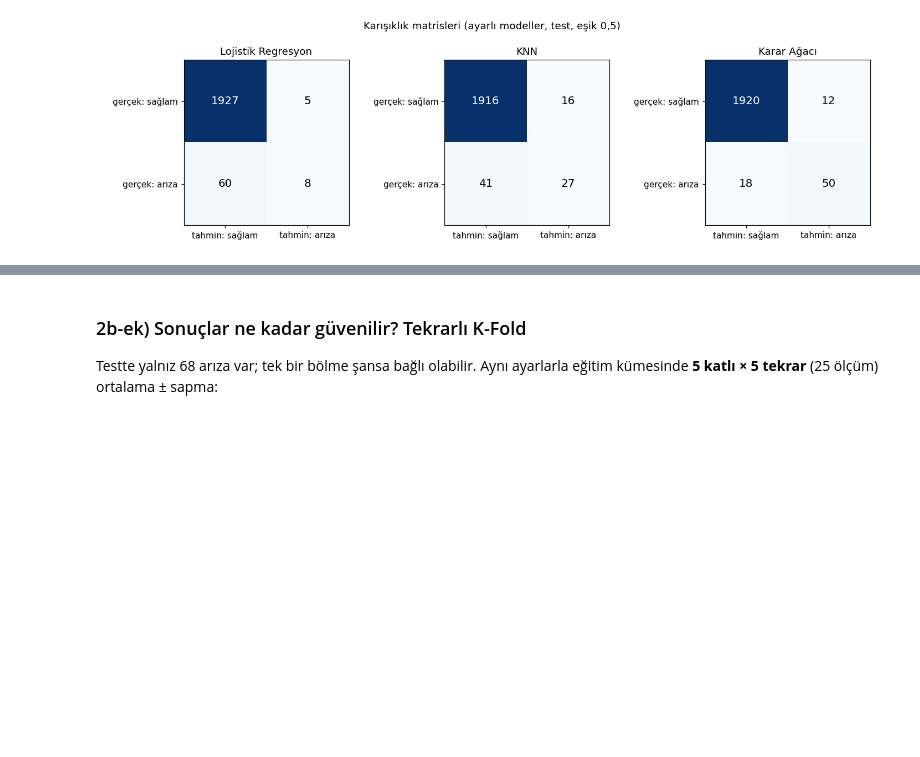
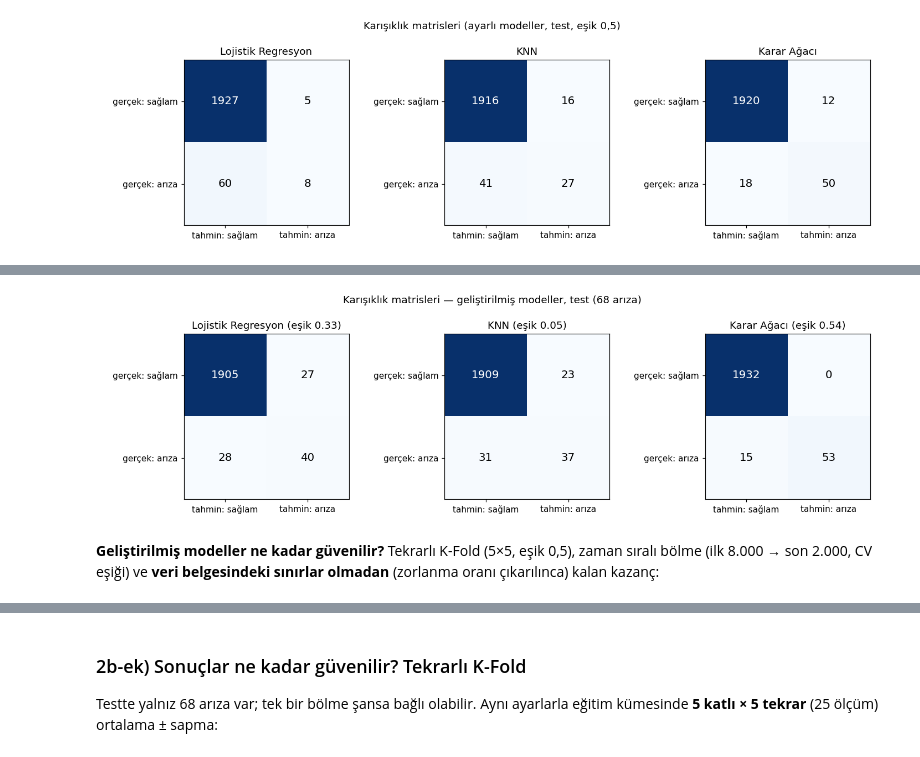
Before and after one commit to tugbatuanakaygisiz-web/a-4-2020, a Jupyter notebook: kod/sinav_cozumu.ipynb, the cells around one changed output, grey strips where cells are left out. Cells and saved outputs as stored; diff of their text form; code cells hidden in the pictures; blank space fills up the shorter version.

Commit message:
Gelistirilmis modeller: fizik ozellikleri, CV ile esik secimi
Co-Authored-By: Claude Opus 5.5 <noreply@anthropic.com>

```diff
--- a/kod/sinav_cozumu.ipynb
+++ b/kod/sinav_cozumu.ipynb
@@ -310,0 +373,14 @@ plt.savefig(f"{OUT}/s2_karisiklik.png", dpi=110); plt.close(); display(Image(f"{
+# %%
+fig, axs = plt.subplots(1, 3, figsize=(13, 3.8))
+for ax, (ad, m) in zip(axs, GEL.items()):
+    cm = confusion_matrix(yte, (m.predict_proba(XteG)[:, 1] >= GEL_ESIK[ad]).astype(int)); ax.imshow(cm, cmap="Blues")
+    for i in range(2):
+        for j in range(2): ax.text(j, i, cm[i, j], ha="center", va="center", fontsize=13, color="white" if cm[i, j] > 1000 else "black")
+    ax.set_xticks([0, 1]); ax.set_xticklabels(["tahmin: sağlam", "tahmin: arıza"]); ax.set_yticks([0, 1]); ax.set_yticklabels(["gerçek: sağlam", "gerçek: arıza"])
+    ax.set_title(f"{ad} (eşik {GEL_ESIK[ad]:.2f})")
+plt.suptitle("Karışıklık matrisleri — geliştirilmiş modeller, test (68 arıza)"); plt.tight_layout()
+plt.savefig(f"{OUT}/s2_karisiklik_gelistirilmis.png", dpi=110); plt.close(); display(Image(f"{OUT}/s2_karisiklik_gelistirilmis.png"))
+# %% [output]
+[figure, added]
+# %% [markdown]
+**Geliştirilmiş modeller ne kadar güvenilir?** Tekrarlı K-Fold (5×5, eşik 0,5), zaman sıralı bölme (ilk 8.000 → son 2.000, CV eşiği) ve **veri belgesindeki sınırlar olmadan** (zorlanma oranı çıkarılınca) kalan kazanç:
```
Also changed, not shown: parts of 6 cells of this notebook, 11 other files.
